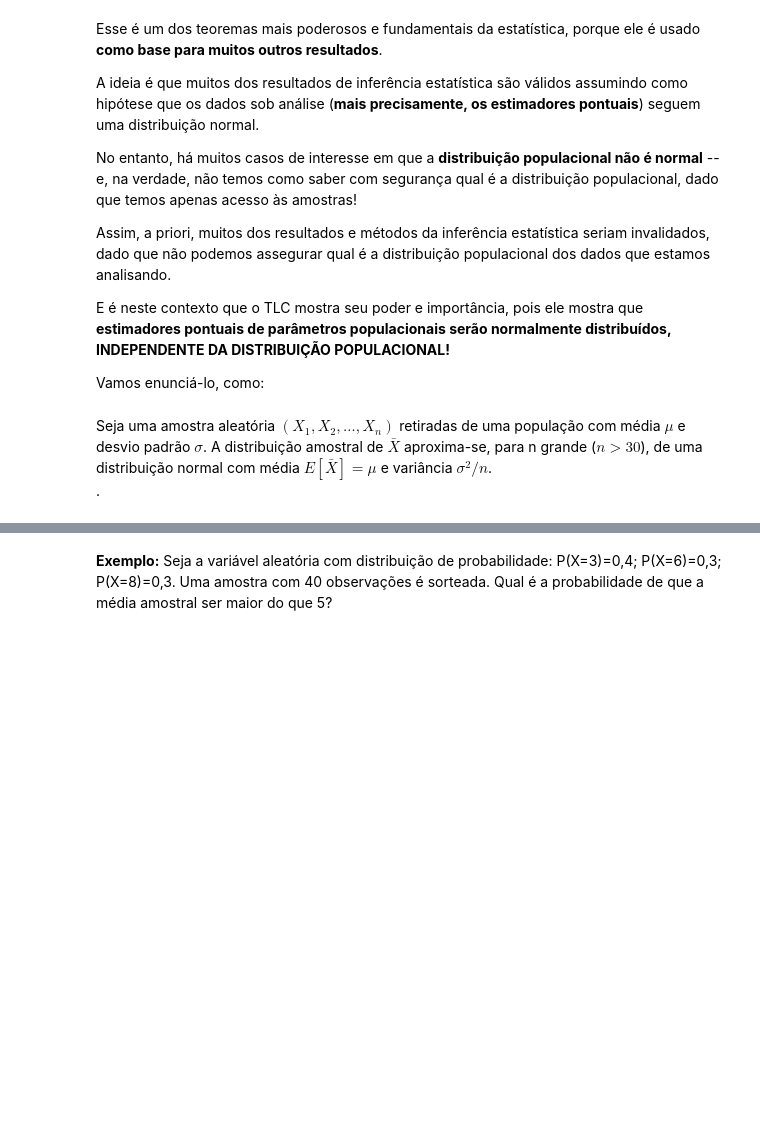
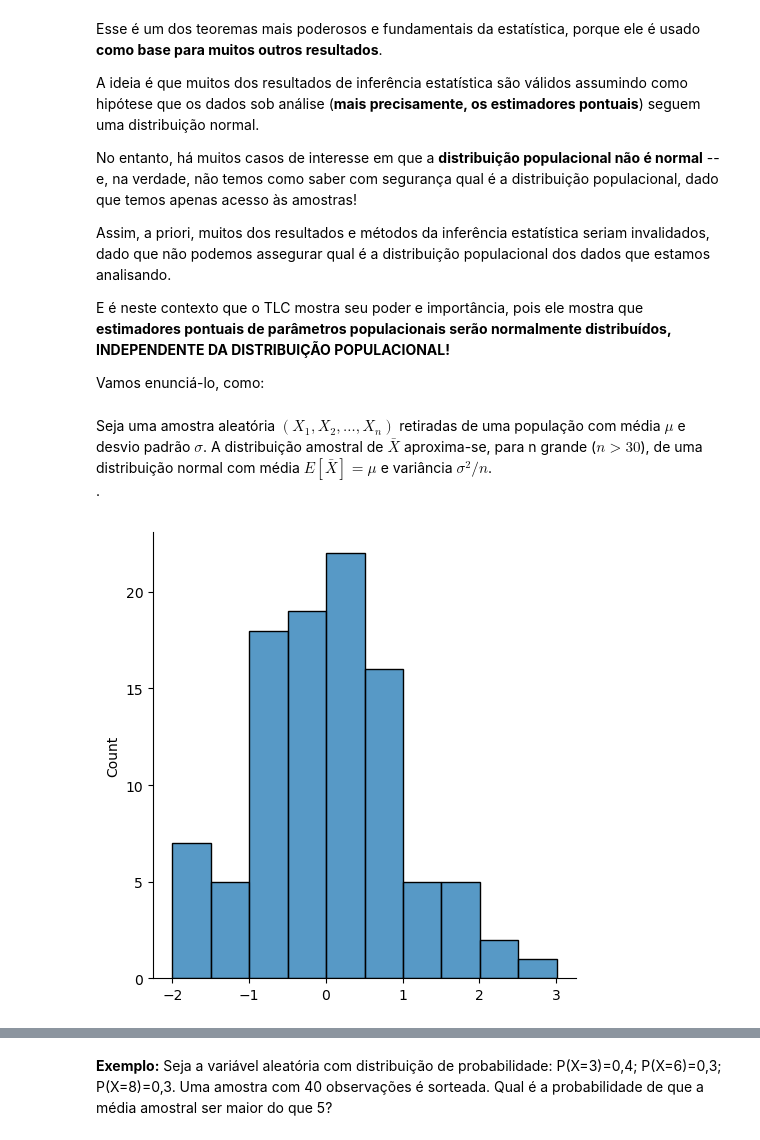
Before and after one commit to karibeam/DS_Americanas_922, a Jupyter notebook: Aula 4 - Distribuição Normal e Teorema Central do Limite.ipynb, the cells around one changed output, grey strips where cells are left out. Cells and saved outputs as stored; diff of their text form; code cells hidden in the pictures; blank space fills up the shorter version.

```diff
--- a/Aula 4 - Distribuição Normal e Teorema Central do Limite.ipynb
+++ b/Aula 4 - Distribuição Normal e Teorema Central do Limite.ipynb
@@ -127,3 +328,17 @@ E é neste contexto que o TLC mostra seu poder e importância, pois ele mostra q
 Vamos enunciá-lo, como:
 # %% [markdown]
 Seja uma amostra aleatória $(X_1,X_2,\ldots,X_n)$ retiradas de uma população com média $\mu$ e desvio padrão $\sigma$. A distribuição amostral de $\bar{X}$ aproxima-se, para n grande ($n > 30$), de uma distribuição normal com média $E[\bar{X}]=\mu$ e variância $\sigma^2/n$.<br>.
+# %%
+# tamanho da amostra
+N = 100
+
+# Gera a amostra de acordo com a distribuição normal
+amostra_normal = np.random.normal(0, 1, N)
+
+# Gera o gráfico
+sns.displot(amostra_normal)
+
+# Mostra o gráfico
+plt.show()
+# %% [output]
+[figure, added]
```
Also changed, not shown: parts of 17 cells of this notebook.
